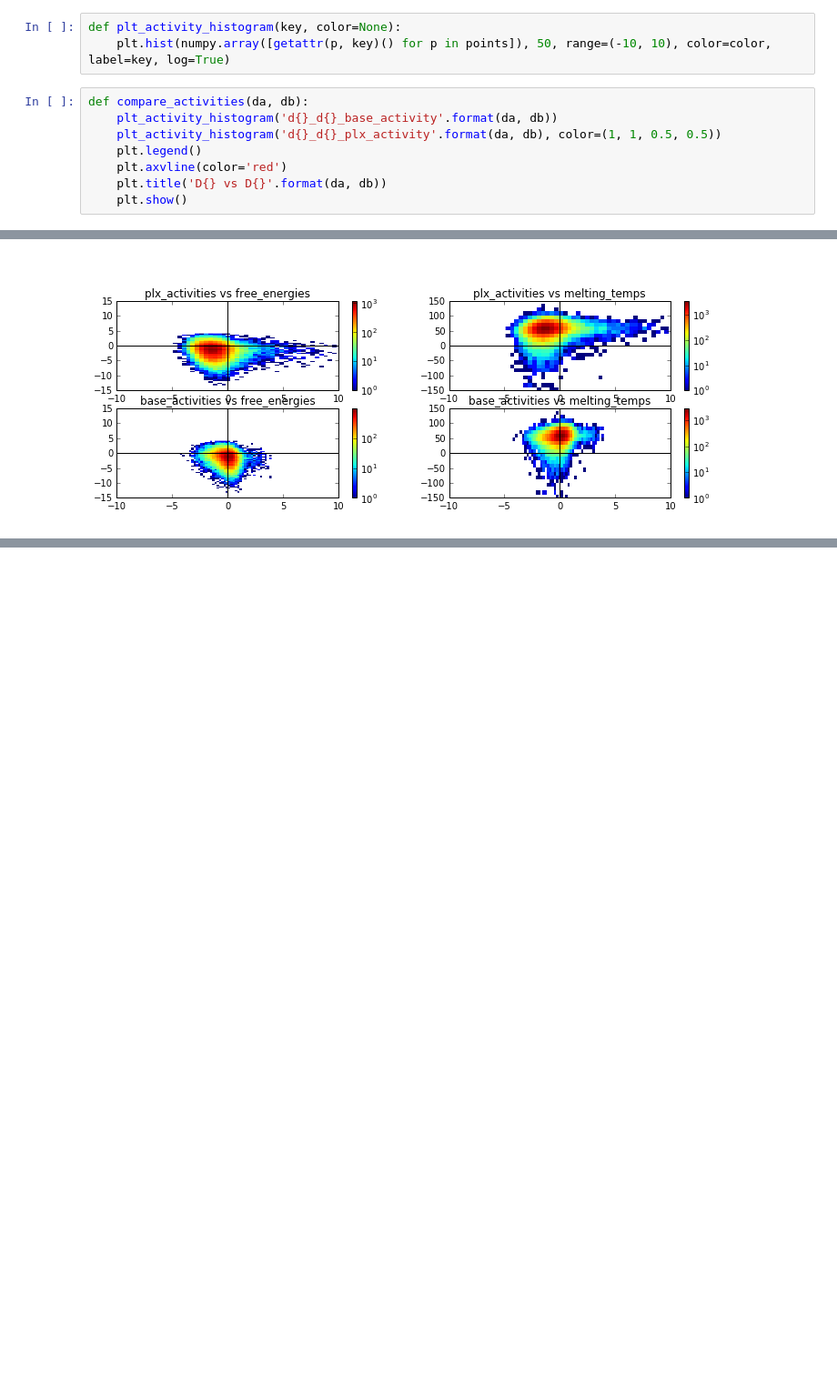
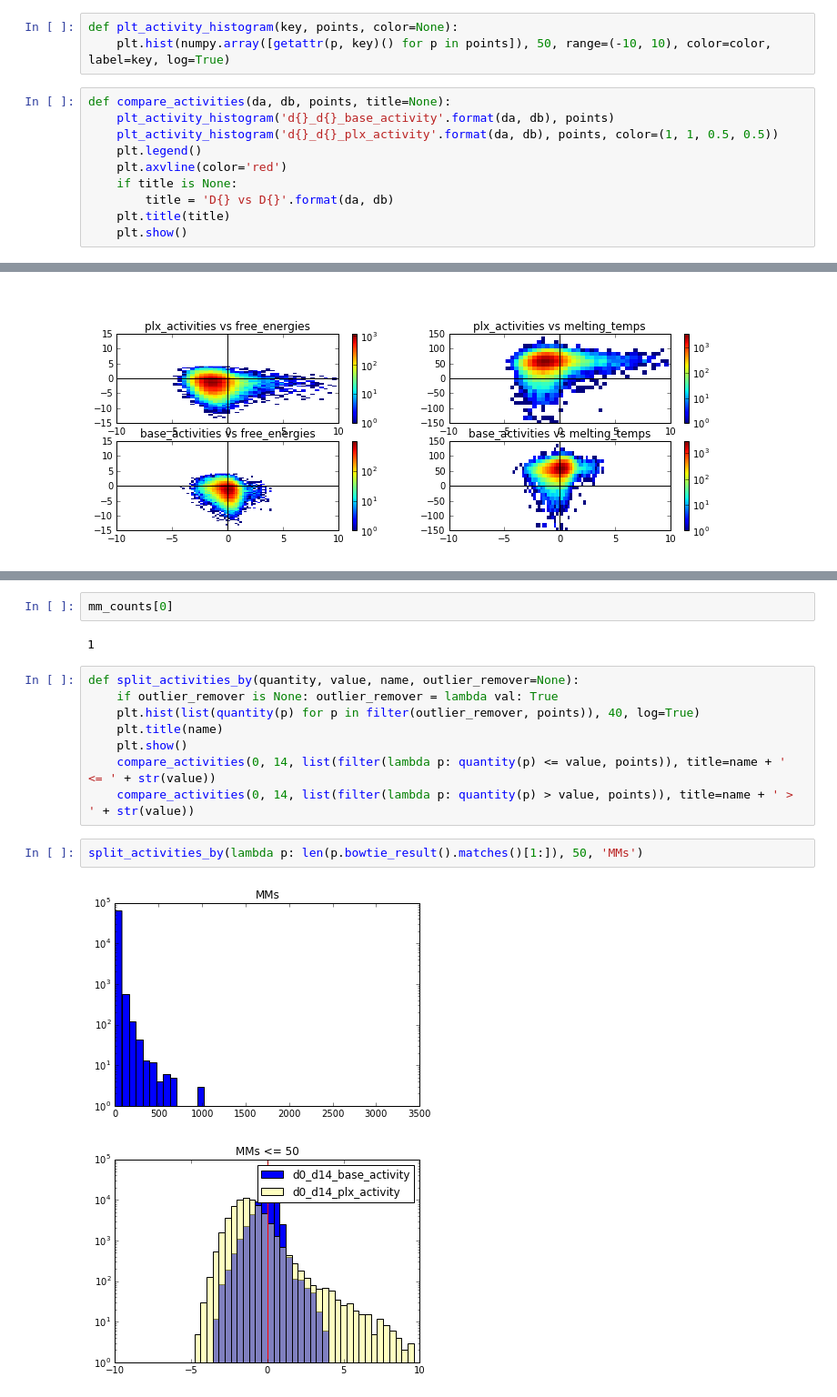
Before and after one commit to asross/guide-cluster, a Jupyter notebook: presentation.ipynb, the cells around one changed output, grey strips where cells are left out. Shown: that part at 91% size. Saved outputs shown, nothing was run; the diff lists cells and outputs as text; blank space fills up the shorter version.

```diff
--- a/presentation.ipynb
+++ b/presentation.ipynb
@@ -27,14 +45,16 @@ For this problem, the inputs are the spacer sequences, and the outputs (what we
 
 First let's try to look for some clusters in the activity outputs. We have data for the normalized count of cells still containing the spacer sequences after 0, 7, and 14 days, with and without the drug PLX. If CRISPR knocks out a gene essential for the cell's survival, we expect a spacer's activity (which I've negated here for intuitiveness) to be negative. In the presence of PLX, if CRISPR knocks out a gene that was preventing the cell from resisting PLX, we expect the activity below to be positive.
 # %%
-def plt_activity_histogram(key, color=None):
+def plt_activity_histogram(key, points, color=None):
     plt.hist(numpy.array([getattr(p, key)() for p in points]), 50, range=(-10, 10), color=color, label=key, log=True)
 # %%
-def compare_activities(da, db):
-    plt_activity_histogram('d{}_d{}_base_activity'.format(da, db))
-    plt_activity_histogram('d{}_d{}_plx_activity'.format(da, db), color=(1, 1, 0.5, 0.5))
+def compare_activities(da, db, points, title=None):
+    plt_activity_histogram('d{}_d{}_base_activity'.format(da, db), points)
+    plt_activity_histogram('d{}_d{}_plx_activity'.format(da, db), points, color=(1, 1, 0.5, 0.5))
     plt.legend()
     plt.axvline(color='red')
-    plt.title('D{} vs D{}'.format(da, db))
+    if title is None:
+        title = 'D{} vs D{}'.format(da, db)
+    plt.title(title)
     plt.show()
 # %%
@@ -124,0 +140,17 @@ CACCGGAGGGGCGCUGUAGC
+# %%
+mm_counts[0]
+# %% [output]
+1
+# %%
+def split_activities_by(quantity, value, name, outlier_remover=None):
+    if outlier_remover is None: outlier_remover = lambda val: True
+    plt.hist(list(quantity(p) for p in filter(outlier_remover, points)), 40, log=True)
+    plt.title(name)
+    plt.show()
+    compare_activities(0, 14, list(filter(lambda p: quantity(p) <= value, points)), title=name + ' <= ' + str(value))
+    compare_activities(0, 14, list(filter(lambda p: quantity(p) > value, points)), title=name + ' > ' + str(value))
+# %%
+split_activities_by(lambda p: len(p.bowtie_result().matches()[1:]), 50, 'MMs')
+# %% [output]
+[figure, added]
+[figure, added]
```
Also changed, not shown: parts of 27 cells of this notebook, 1 other file.
